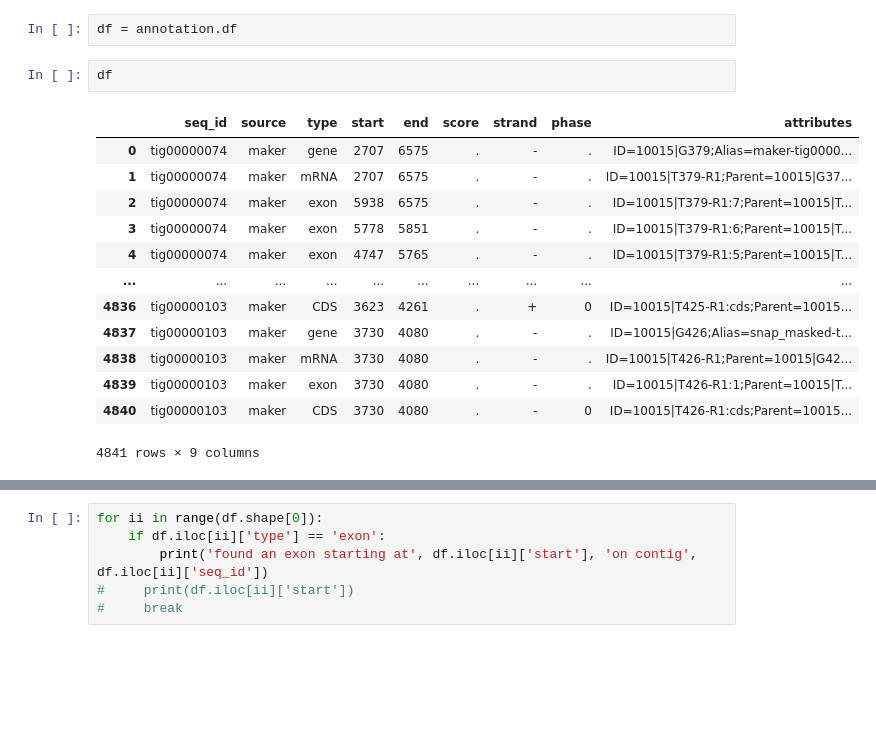
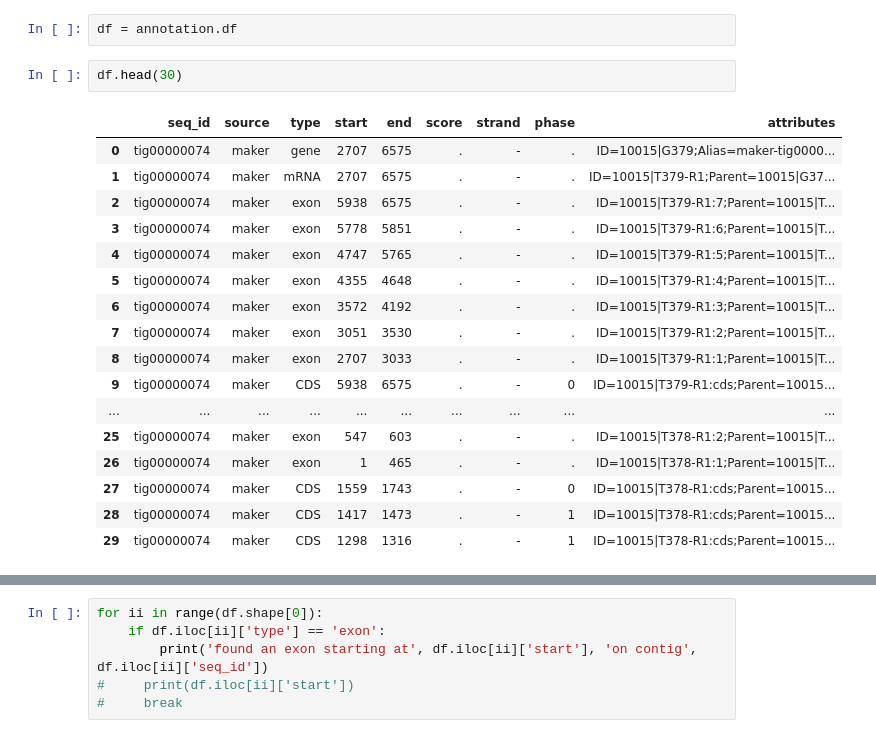
Before and after one commit to oliviasagayaradj/intron_mapper, a Jupyter notebook: test.ipynb, the cells around one changed output, grey strips where cells are left out. Saved outputs shown, nothing was run; the diff lists cells and outputs as text; blank space fills up the shorter version.

```diff
--- a/test.ipynb
+++ b/test.ipynb
@@ -28,18 +28,22 @@ print(annotation.df)
 # %%
 df = annotation.df
 # %%
-df
+df.head(30)
 # %% [output]
 |  | seq_id | source | type | start | end | score | strand | phase | attributes |
 | 0 | tig00000074 | maker | gene | 2707 | 6575 | . | - | . | ID=10015|G379;Alias=maker-tig0000... |
 | 1 | tig00000074 | maker | mRNA | 2707 | 6575 | . | - | . | ID=10015|T379-R1;Parent=10015|G37... |
 | 2 | tig00000074 | maker | exon | 5938 | 6575 | . | - | . | ID=10015|T379-R1:7;Parent=10015|T... |
 | 3 | tig00000074 | maker | exon | 5778 | 5851 | . | - | . | ID=10015|T379-R1:6;Parent=10015|T... |
 | 4 | tig00000074 | maker | exon | 4747 | 5765 | . | - | . | ID=10015|T379-R1:5;Parent=10015|T... |
+| 5 | tig00000074 | maker | exon | 4355 | 4648 | . | - | . | ID=10015|T379-R1:4;Parent=10015|T... |
+| 6 | tig00000074 | maker | exon | 3572 | 4192 | . | - | . | ID=10015|T379-R1:3;Parent=10015|T... |
+| 7 | tig00000074 | maker | exon | 3051 | 3530 | . | - | . | ID=10015|T379-R1:2;Parent=10015|T... |
+| 8 | tig00000074 | maker | exon | 2707 | 3033 | . | - | . | ID=10015|T379-R1:1;Parent=10015|T... |
+| 9 | tig00000074 | maker | CDS | 5938 | 6575 | . | - | 0 | ID=10015|T379-R1:cds;Parent=10015... |
 | ... | ... | ... | ... | ... | ... | ... | ... | ... | ... |
-| 4836 | tig00000103 | maker | CDS | 3623 | 4261 | . | + | 0 | ID=10015|T425-R1:cds;Parent=10015... |
-| 4837 | tig00000103 | maker | gene | 3730 | 4080 | . | - | . | ID=10015|G426;Alias=snap_masked-t... |
-| 4838 | tig00000103 | maker | mRNA | 3730 | 4080 | . | - | . | ID=10015|T426-R1;Parent=10015|G42... |
-| 4839 | tig00000103 | maker | exon | 3730 | 4080 | . | - | . | ID=10015|T426-R1:1;Parent=10015|T... |
-| 4840 | tig00000103 | maker | CDS | 3730 | 4080 | . | - | 0 | ID=10015|T426-R1:cds;Parent=10015... |
+| 25 | tig00000074 | maker | exon | 547 | 603 | . | - | . | ID=10015|T378-R1:2;Parent=10015|T... |
+| 26 | tig00000074 | maker | exon | 1 | 465 | . | - | . | ID=10015|T378-R1:1;Parent=10015|T... |
+| 27 | tig00000074 | maker | CDS | 1559 | 1743 | . | - | 0 | ID=10015|T378-R1:cds;Parent=10015... |
+| 28 | tig00000074 | maker | CDS | 1417 | 1473 | . | - | 1 | ID=10015|T378-R1:cds;Parent=10015... |
+| 29 | tig00000074 | maker | CDS | 1298 | 1316 | . | - | 1 | ID=10015|T378-R1:cds;Parent=10015... |
-4841 rows × 9 columns
```
Also changed, not shown: parts of 5 cells of this notebook, 3 other files.
